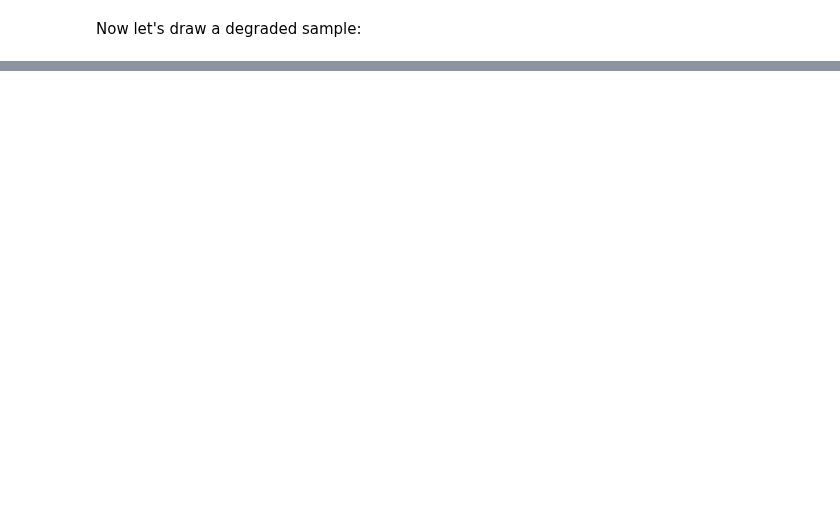
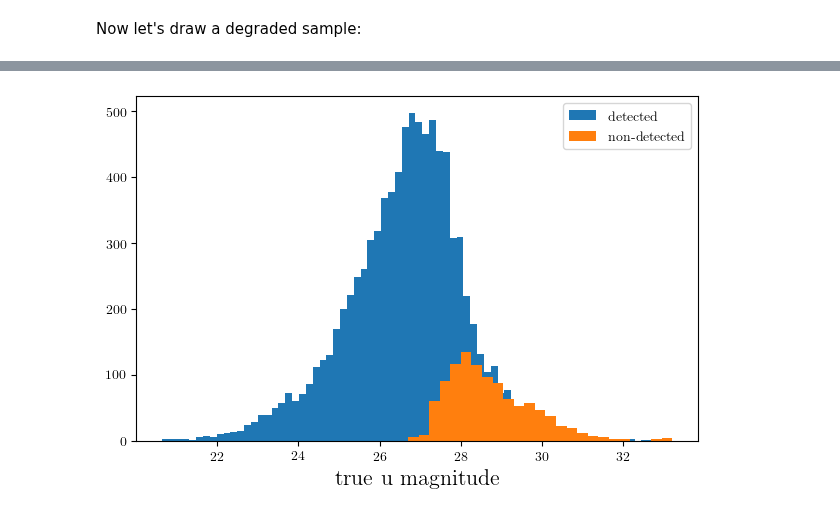
Before and after one commit to LSSTDESC/rail_attic, a Jupyter notebook: examples/creation/posterior-demo.ipynb, the cells around one changed output, grey strips where cells are left out. Drawn from its saved outputs; the diff is of its cells as text; code cells hidden in the pictures; blank space fills up the shorter version.

```diff
--- a/examples/creation/posterior-demo.ipynb
+++ b/examples/creation/posterior-demo.ipynb
@@ -205,0 +333,19 @@ grid[77]
+# %%
+# get true u band magnitudes
+true_u = Creator(flowEngine, degrader=None).sample(10000, seed=0)["u"].to_numpy()
+# get the observed u band magnitudes
+obs_u = Creator(flowEngine, degrader=errorModel).sample(10000, seed=0)["u"].to_numpy()
+
+# create the figure
+fig, ax = plt.subplots(constrained_layout=True, dpi=100)
+# plot the u band detections
+ax.hist(true_u[~np.isnan(obs_u)], bins="fd", label="detected")
+# plot the u band non-detections
+ax.hist(true_u[np.isnan(obs_u)], bins="fd", label="non-detected")
+
+ax.legend()
+ax.set(xlabel="true u magnitude")
+
+plt.show()
+# %% [output]
+[figure, added]
```
Also changed, not shown: parts of 37 cells of this notebook, 2 other files.
